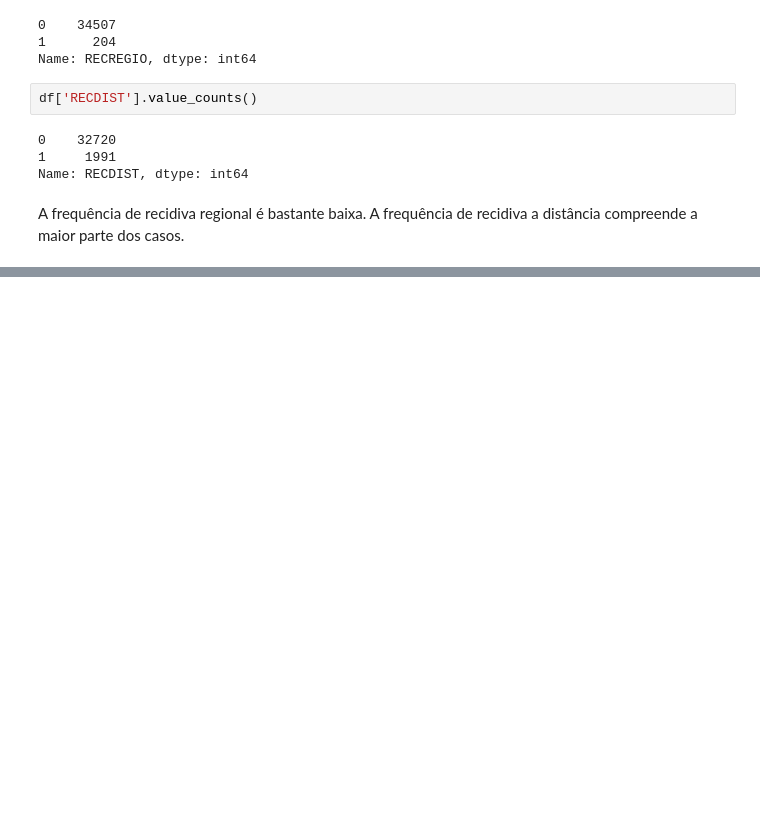
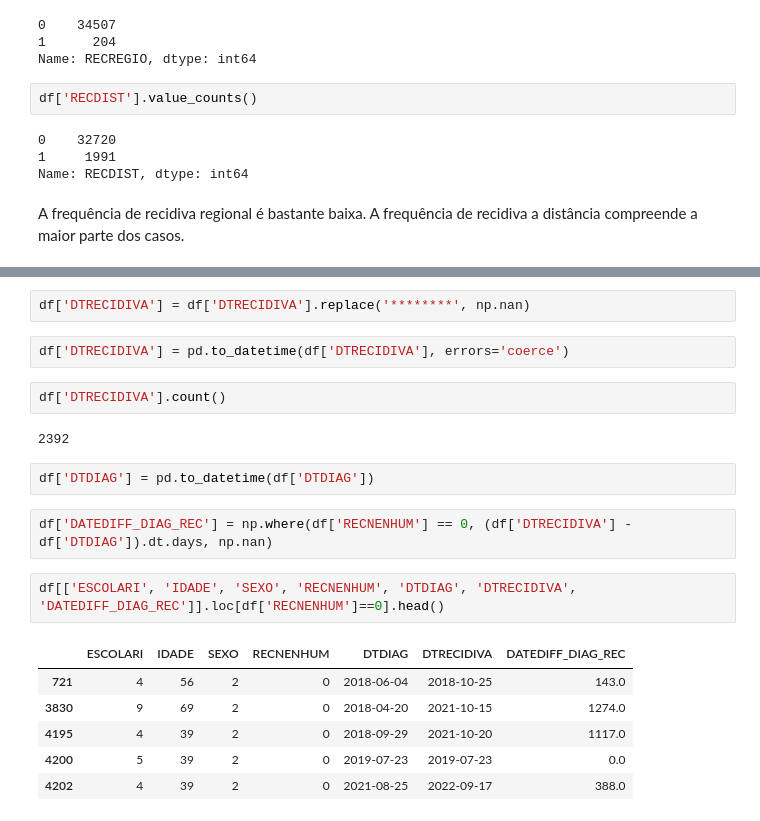
Before and after one commit to ailafelixa/ML-Model-Breast-Cancer-Recurrence, a Jupyter notebook: Aila_Modelo_TCC.ipynb, the cells around one changed output, grey strips where cells are left out. Cells and saved outputs as stored; diff of their text form; blank space fills up the shorter version.

```diff
--- a/Aila_Modelo_TCC.ipynb
+++ b/Aila_Modelo_TCC.ipynb
@@ -368,0 +384,21 @@ A frequência de recidiva regional é bastante baixa. A frequência de recidiva
+# %%
+df['DTRECIDIVA'] = df['DTRECIDIVA'].replace('********', np.nan)
+# %%
+df['DTRECIDIVA'] = pd.to_datetime(df['DTRECIDIVA'], errors='coerce')
+# %%
+df['DTRECIDIVA'].count()
+# %% [output]
+2392
+# %%
+df['DTDIAG'] = pd.to_datetime(df['DTDIAG'])
+# %%
+df['DATEDIFF_DIAG_REC'] = np.where(df['RECNENHUM'] == 0, (df['DTRECIDIVA'] - df['DTDIAG']).dt.days, np.nan)
+# %%
+df[['ESCOLARI', 'IDADE', 'SEXO', 'RECNENHUM', 'DTDIAG', 'DTRECIDIVA', 'DATEDIFF_DIAG_REC']].loc[df['RECNENHUM']==0].head()
+# %% [output]
+|  | ESCOLARI | IDADE | SEXO | RECNENHUM | DTDIAG | DTRECIDIVA | DATEDIFF_DIAG_REC |
+| 721 | 4 | 56 | 2 | 0 | 2018-06-04 | 2018-10-25 | 143.0 |
+| 3830 | 9 | 69 | 2 | 0 | 2018-04-20 | 2021-10-15 | 1274.0 |
+| 4195 | 4 | 39 | 2 | 0 | 2018-09-29 | 2021-10-20 | 1117.0 |
+| 4200 | 5 | 39 | 2 | 0 | 2019-07-23 | 2019-07-23 | 0.0 |
+| 4202 | 4 | 39 | 2 | 0 | 2021-08-25 | 2022-09-17 | 388.0 |
```
Also changed, not shown: parts of 8 cells of this notebook.
